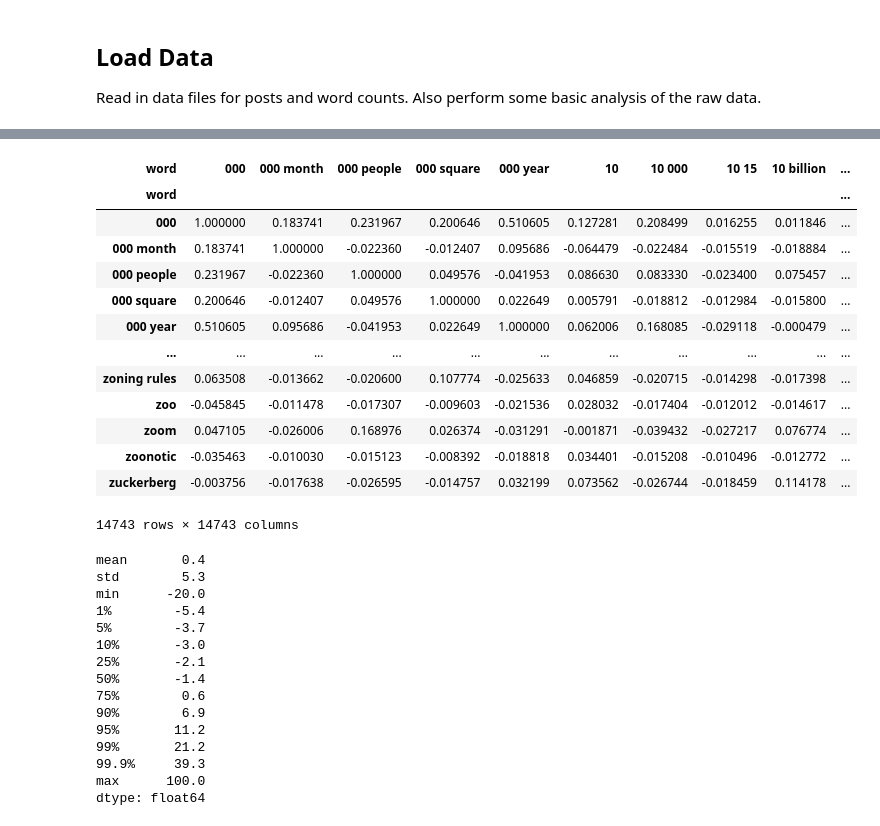
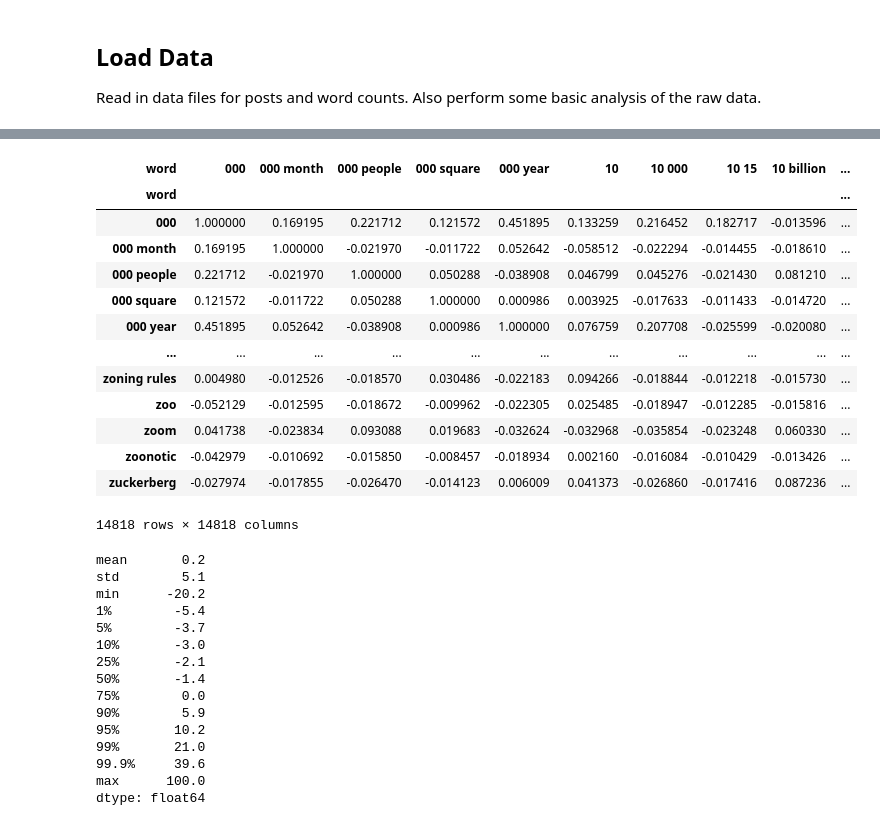
Before and after one commit to matthagy/slowboring_article_clusters, a Jupyter notebook: analysis.ipynb, the cells around one changed output, grey strips where cells are left out. Cells and saved outputs as stored; diff of their text form; code cells hidden in the pictures.

```diff
--- a/analysis.ipynb
+++ b/analysis.ipynb
@@ -191,60 +203,63 @@ word_norm
 # %%
-def sparse_corrcoef(A):
+# Compute the pairwise correlation between every pair of terms. A correlation of 1 implies perfectly correlated, -1 implies perfectly inversely correlated, whereas a value of 0
+# corresponds to no correlation at all.
+def sparse_corr_coef(A):
     # from https://stackoverflow.com/questions/19231268/correlation-coefficients-for-sparse-matrix-in-python
 
-    A = A.astype(np.float64)
+    A = A.astype(np.float32)
     n = A.shape[1]
 
     # Compute the covariance matrix
     rowsum = A.sum(1)
     centering = rowsum.dot(rowsum.T.conjugate()) / n
-    C = (A.dot(A.T.conjugate()) - centering) / (n - 1)
+    C = (A.dot(A.T.conjugate()).todense() - centering) / (n - 1)
 
     # The correlation coefficients are given by
     # C_{i,j} / sqrt(C_{i} * C_{j})
     d = np.diag(C)
     coeffs = C / np.sqrt(np.outer(d, d))
 
     return coeffs
 
-corr = sparse_corrcoef(X.T)
+corr = sparse_corr_coef(X_norm.T.tocsr())
 corr = pd.DataFrame(np.array(corr), words, words)
 corr
 # %% [output]
 | word | 000 | 000 month | 000 people | 000 square | 000 year | 10 | 10 000 | 10 15 | 10 billion | ... |
 | word |  |  |  |  |  |  |  |  |  | ... |
-| 000 | 1.000000 | 0.183741 | 0.231967 | 0.200646 | 0.510605 | 0.127281 | 0.208499 | 0.016255 | 0.011846 | ... |
-| 000 month | 0.183741 | 1.000000 | -0.022360 | -0.012407 | 0.095686 | -0.064479 | -0.022484 | -0.015519 | -0.018884 | ... |
-| 000 people | 0.231967 | -0.022360 | 1.000000 | 0.049576 | -0.041953 | 0.086630 | 0.083330 | -0.023400 | 0.075457 | ... |
-| 000 square | 0.200646 | -0.012407 | 0.049576 | 1.000000 | 0.022649 | 0.005791 | -0.018812 | -0.012984 | -0.015800 | ... |
-| 000 year | 0.510605 | 0.095686 | -0.041953 | 0.022649 | 1.000000 | 0.062006 | 0.168085 | -0.029118 | -0.000479 | ... |
+| 000 | 1.000000 | 0.169195 | 0.221712 | 0.121572 | 0.451895 | 0.133259 | 0.216452 | 0.182717 | -0.013596 | ... |
+| 000 month | 0.169195 | 1.000000 | -0.021970 | -0.011722 | 0.052642 | -0.058512 | -0.022294 | -0.014455 | -0.018610 | ... |
+| 000 people | 0.221712 | -0.021970 | 1.000000 | 0.050288 | -0.038908 | 0.046799 | 0.045276 | -0.021430 | 0.081210 | ... |
+| 000 square | 0.121572 | -0.011722 | 0.050288 | 1.000000 | 0.000986 | 0.003925 | -0.017633 | -0.011433 | -0.014720 | ... |
+| 000 year | 0.451895 | 0.052642 | -0.038908 | 0.000986 | 1.000000 | 0.076759 | 0.207708 | -0.025599 | -0.020080 | ... |
 | ... | ... | ... | ... | ... | ... | ... | ... | ... | ... | ... |
-| zoning rules | 0.063508 | -0.013662 | -0.020600 | 0.107774 | -0.025633 | 0.046859 | -0.020715 | -0.014298 | -0.017398 | ... |
-| zoo | -0.045845 | -0.011478 | -0.017307 | -0.009603 | -0.021536 | 0.028032 | -0.017404 | -0.012012 | -0.014617 | ... |
-| zoom | 0.047105 | -0.026006 | 0.168976 | 0.026374 | -0.031291 | -0.001871 | -0.039432 | -0.027217 | 0.076774 | ... |
-| zoonotic | -0.035463 | -0.010030 | -0.015123 | -0.008392 | -0.018818 | 0.034401 | -0.015208 | -0.010496 | -0.012772 | ... |
-| zuckerberg | -0.003756 | -0.017638 | -0.026595 | -0.014757 | 0.032199 | 0.073562 | -0.026744 | -0.018459 | 0.114178 | ... |
+| zoning rules | 0.004980 | -0.012526 | -0.018570 | 0.030486 | -0.022183 | 0.094266 | -0.018844 | -0.012218 | -0.015730 | ... |
+| zoo | -0.052129 | -0.012595 | -0.018672 | -0.009962 | -0.022305 | 0.025485 | -0.018947 | -0.012285 | -0.015816 | ... |
+| zoom | 0.041738 | -0.023834 | 0.093088 | 0.019683 | -0.032624 | -0.032968 | -0.035854 | -0.023248 | 0.060330 | ... |
+| zoonotic | -0.042979 | -0.010692 | -0.015850 | -0.008457 | -0.018934 | 0.002160 | -0.016084 | -0.010429 | -0.013426 | ... |
+| zuckerberg | -0.027974 | -0.017855 | -0.026470 | -0.014123 | 0.006009 | 0.041373 | -0.026860 | -0.017416 | 0.087236 | ... |
-14743 rows × 14743 columns
+14818 rows × 14818 columns
 # %%
+# Distribution of pairwise correlations
 (pd.Series(corr.values.ravel())
  .describe(percentiles=[0.01, 0.05, 0.1, 0.25, 0.5, 0.75, 0.9, 0.95, 0.99, 0.999])
  .drop(['count'])
  .mul(100)
  .round(1))
 # %% [output]
-mean       0.4
-std        5.3
-min      -20.0
+mean       0.2
+std        5.1
+min      -20.2
 1%        -5.4
 5%        -3.7
 10%       -3.0
 25%       -2.1
 50%       -1.4
-75%        0.6
-90%        6.9
-95%       11.2
-99%       21.2
-99.9%     39.3
+75%        0.0
+90%        5.9
+95%       10.2
+99%       21.0
+99.9%     39.6
 max      100.0
 dtype: float64
 # %%
```
Also changed, not shown: parts of 37 cells of this notebook.
